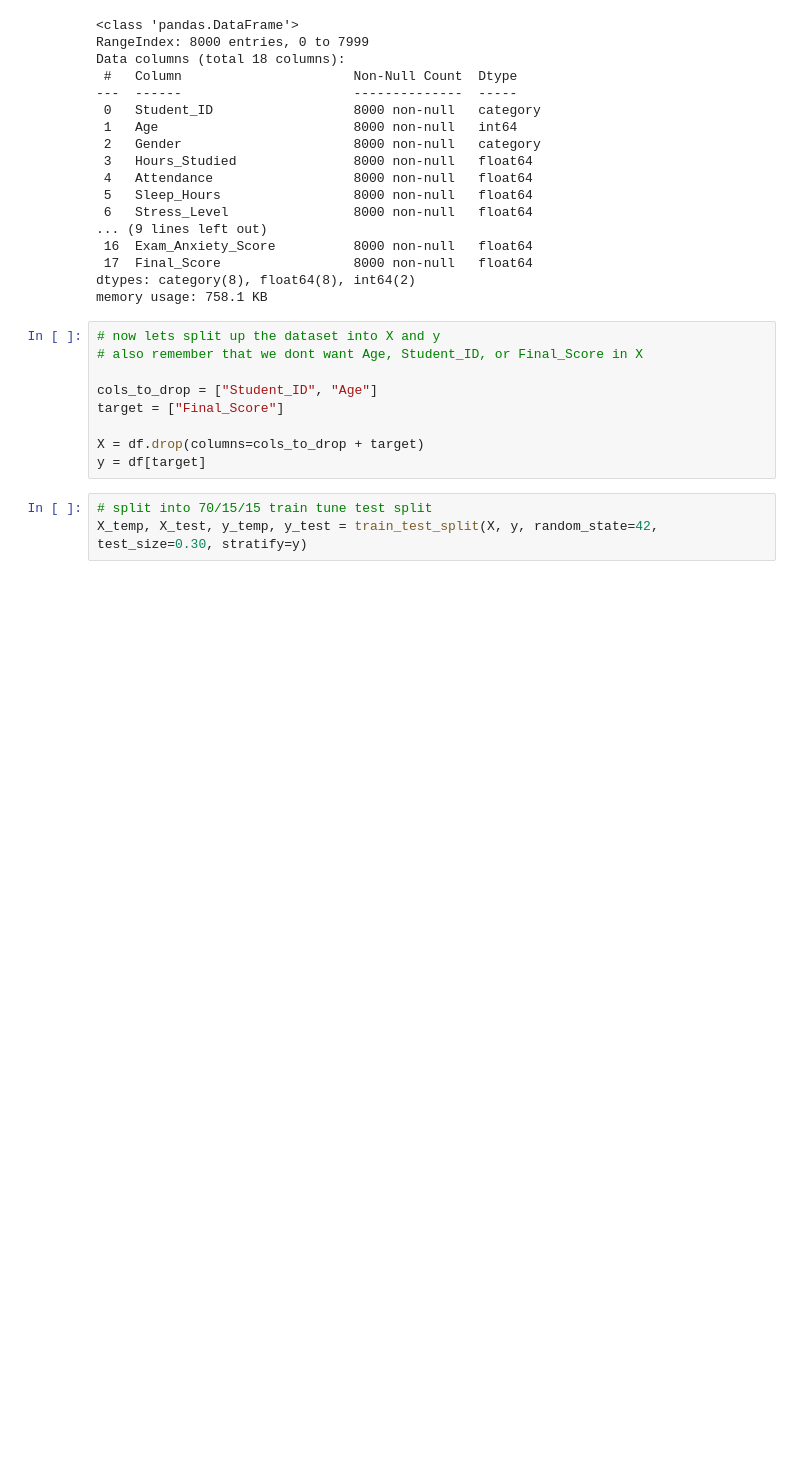
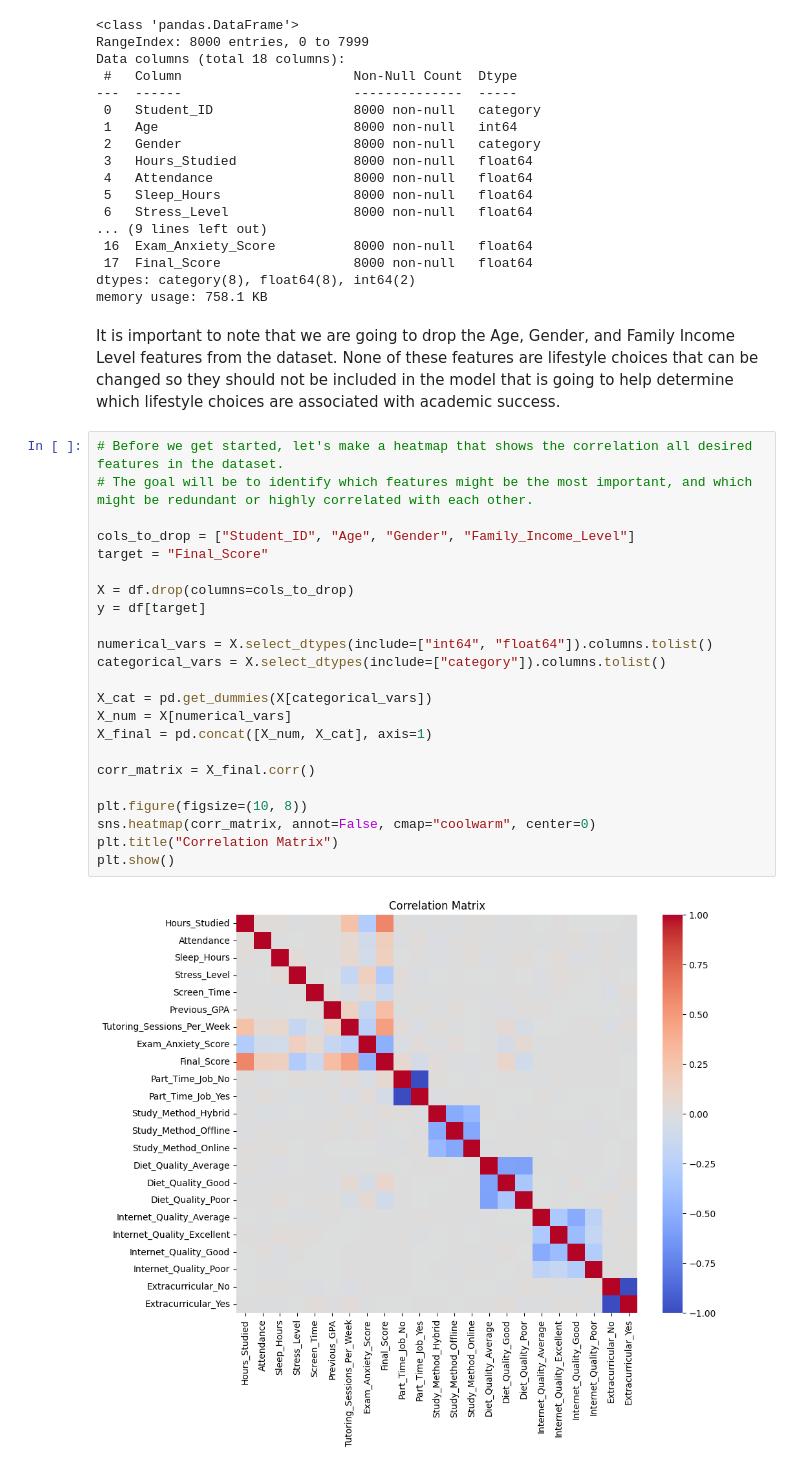
Before and after one commit to MaxGuryan9/DS3021_final_project, a Jupyter notebook: EDA.ipynb, the cells around one changed output. Drawn from its saved outputs; the diff is of its cells as text; blank space fills up the shorter version.

```diff
--- a/EDA.ipynb
+++ b/EDA.ipynb
@@ -133,15 +133,30 @@ Data columns (total 18 columns):
  17  Final_Score                 8000 non-null   float64
 dtypes: category(8), float64(8), int64(2)
 memory usage: 758.1 KB
-# %%
-# now lets split up the dataset into X and y
-# also remember that we dont want Age, Student_ID, or Final_Score in X
-
-cols_to_drop = ["Student_ID", "Age"]
-target = ["Final_Score"]
-
-X = df.drop(columns=cols_to_drop + target)
-y = df[target]
-# %%
-# split into 70/15/15 train tune test split
-X_temp, X_test, y_temp, y_test = train_test_split(X, y, random_state=42, test_size=0.30, stratify=y)
+# %% [markdown]
+It is important to note that we are going to drop the Age, Gender, and Family Income Level features from the dataset. None of these features are lifestyle choices that can be changed so they should not be included in the model that is going to help determine which lifestyle choices are associated with academic success.
+# %%
+# Before we get started, let's make a heatmap that shows the correlation all desired features in the dataset.
+# The goal will be to identify which features might be the most important, and which might be redundant or highly correlated with each other.
+
+cols_to_drop = ["Student_ID", "Age", "Gender", "Family_Income_Level"]
+target = "Final_Score"
+
+X = df.drop(columns=cols_to_drop)
+y = df[target]
+
+numerical_vars = X.select_dtypes(include=["int64", "float64"]).columns.tolist()
+categorical_vars = X.select_dtypes(include=["category"]).columns.tolist()
+
+X_cat = pd.get_dummies(X[categorical_vars])
+X_num = X[numerical_vars]
+X_final = pd.concat([X_num, X_cat], axis=1)
+
+corr_matrix = X_final.corr()
+
+plt.figure(figsize=(10, 8))
+sns.heatmap(corr_matrix, annot=False, cmap="coolwarm", center=0)
+plt.title("Correlation Matrix")
+plt.show()
+# %% [output]
+[figure, added]
```
Also changed, not shown: parts of 1 cell of this notebook.
